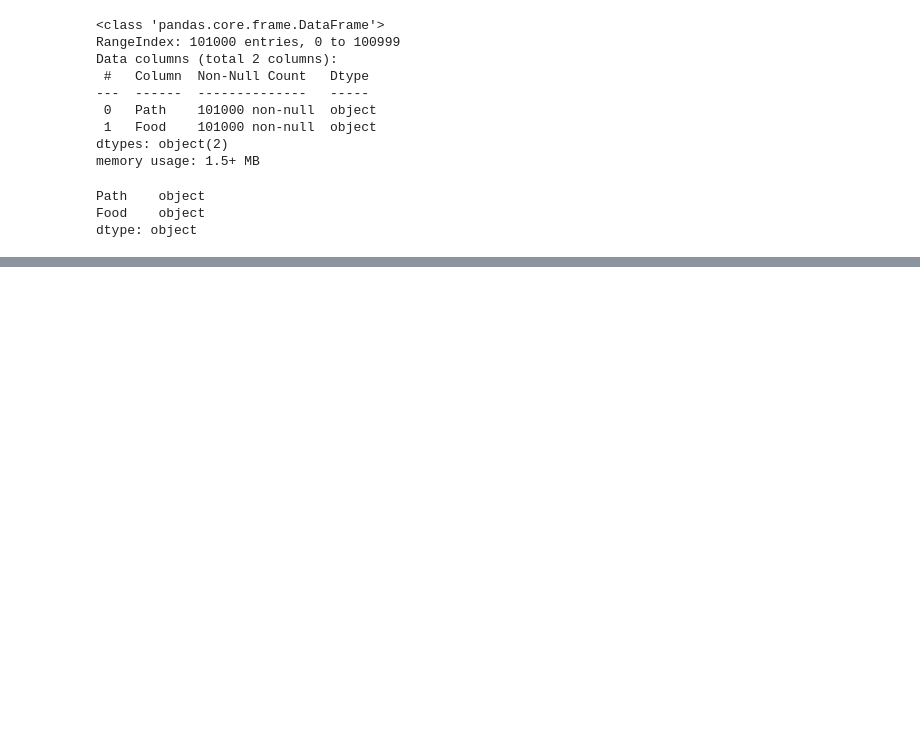
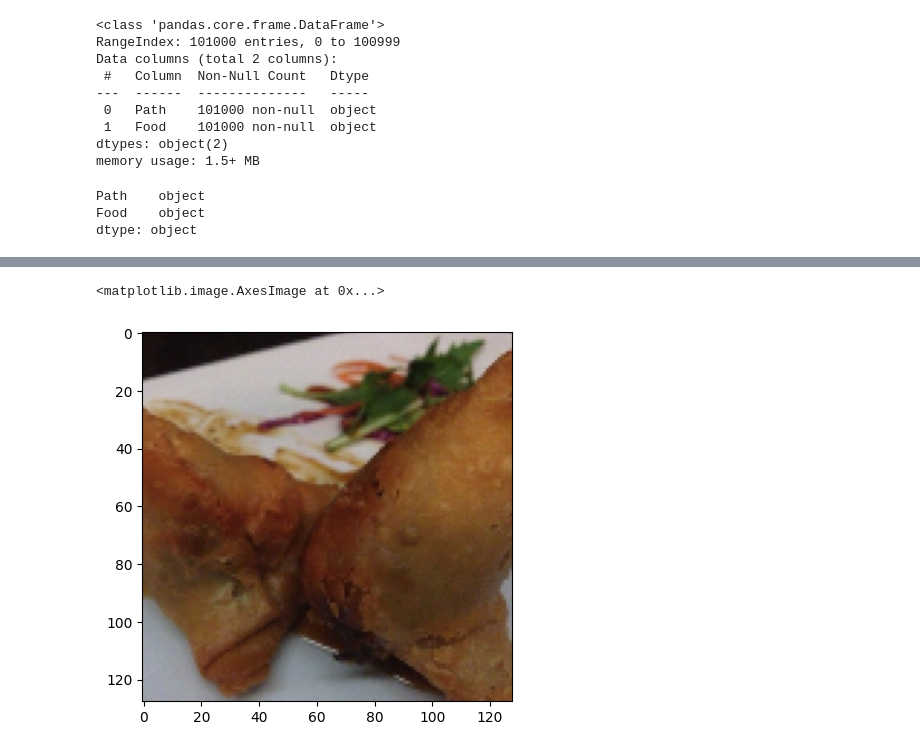
Before and after one commit to UnderCoverTable/CNN-Food-Classifier, a Jupyter notebook: Models/Food_Classifier.ipynb, the cells around one changed output, grey strips where cells are left out. Drawn from its saved outputs; the diff is of its cells as text; code cells hidden in the pictures; blank space fills up the shorter version.

```diff
--- a/Models/Food_Classifier.ipynb
+++ b/Models/Food_Classifier.ipynb
@@ -211,0 +323,11 @@ y_test = le.transform(y_test)
+# %%
+a = (x_test[:1]*255.0).astype(np.int32)[0]
+b,g,r = cv2.split(a)
+a[:,:,0] = r
+a[:,:,1] = g
+a[:,:,2] = b
+
+plt.imshow(a)
+# %% [output]
+<matplotlib.image.AxesImage at 0x...>
+[figure, added]
```
Also changed, not shown: parts of 12 cells of this notebook.
